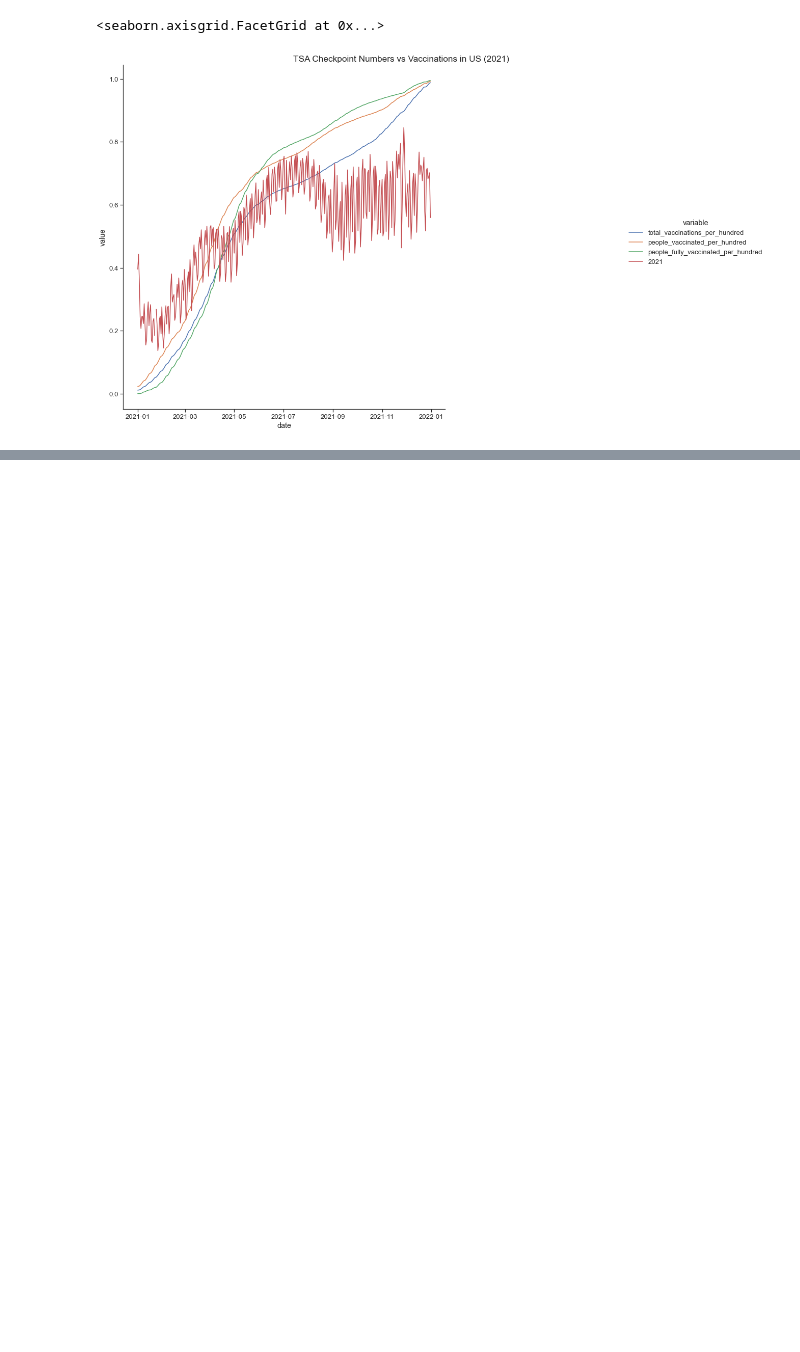
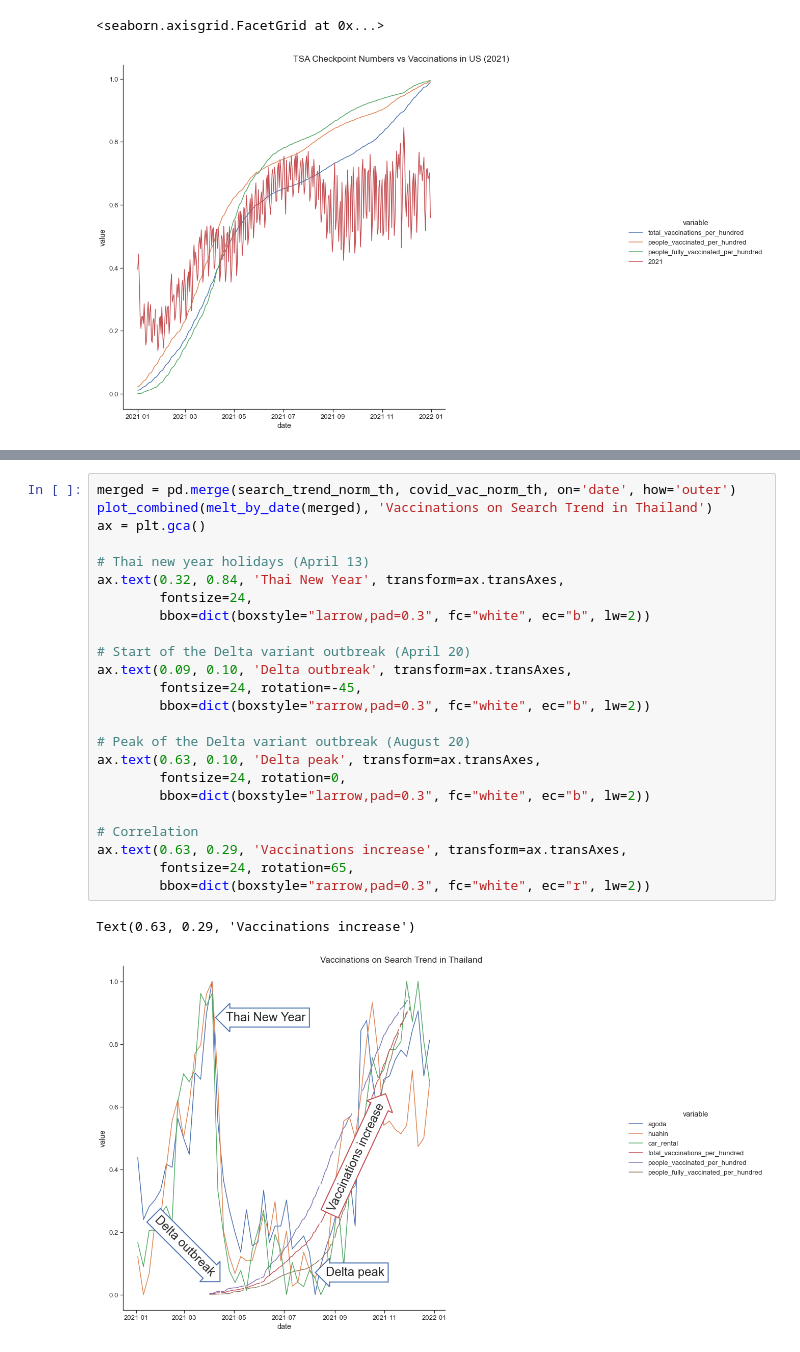
Before and after one commit to jitrapon/mads-milestone-i, a Jupyter notebook: exploration.ipynb, the cells around one changed output, grey strips where cells are left out. Cells and saved outputs as stored; diff of their text form; blank space fills up the shorter version.

```diff
--- a/exploration.ipynb
+++ b/exploration.ipynb
@@ -466,0 +481,27 @@ plot_combined(merged, 'TSA Checkpoint Numbers vs Vaccinations in US (2021)')
+# %%
+merged = pd.merge(search_trend_norm_th, covid_vac_norm_th, on='date', how='outer')
+plot_combined(melt_by_date(merged), 'Vaccinations on Search Trend in Thailand')
+ax = plt.gca()
+
+# Thai new year holidays (April 13)
+ax.text(0.32, 0.84, 'Thai New Year', transform=ax.transAxes,
+        fontsize=24,
+        bbox=dict(boxstyle="larrow,pad=0.3", fc="white", ec="b", lw=2))
+
+# Start of the Delta variant outbreak (April 20)
+ax.text(0.09, 0.10, 'Delta outbreak', transform=ax.transAxes,
+        fontsize=24, rotation=-45,
+        bbox=dict(boxstyle="rarrow,pad=0.3", fc="white", ec="b", lw=2))
+
+# Peak of the Delta variant outbreak (August 20)
+ax.text(0.63, 0.10, 'Delta peak', transform=ax.transAxes,
+        fontsize=24, rotation=0,
+        bbox=dict(boxstyle="larrow,pad=0.3", fc="white", ec="b", lw=2))
+
+# Correlation
+ax.text(0.63, 0.29, 'Vaccinations increase', transform=ax.transAxes,
+        fontsize=24, rotation=65,
+        bbox=dict(boxstyle="rarrow,pad=0.3", fc="white", ec="r", lw=2))
+# %% [output]
+Text(0.63, 0.29, 'Vaccinations increase')
+[figure, added]
```
Also changed, not shown: parts of 30 cells of this notebook.
